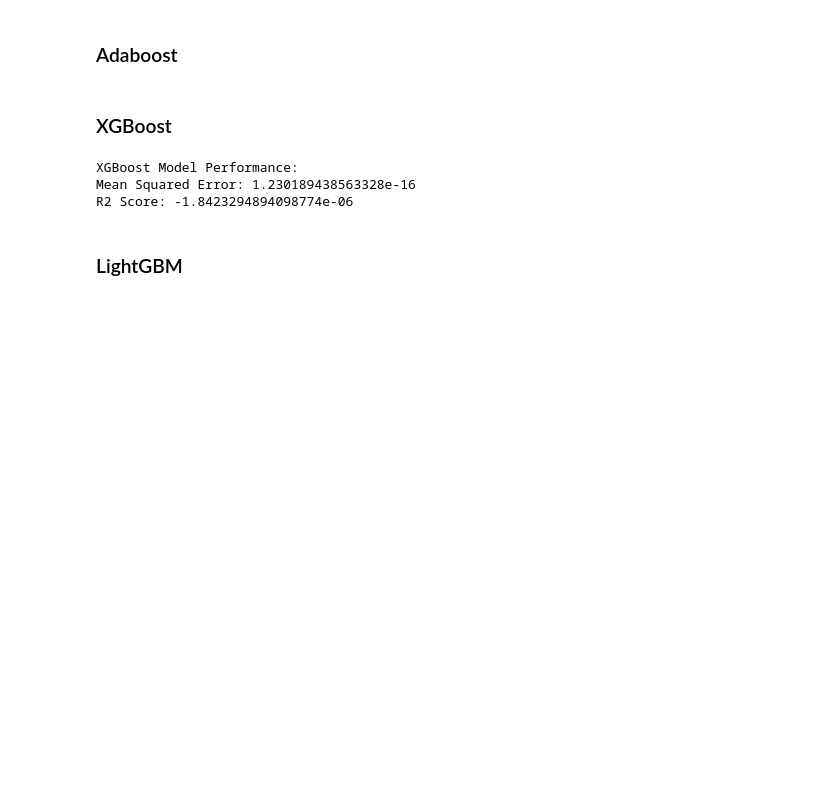
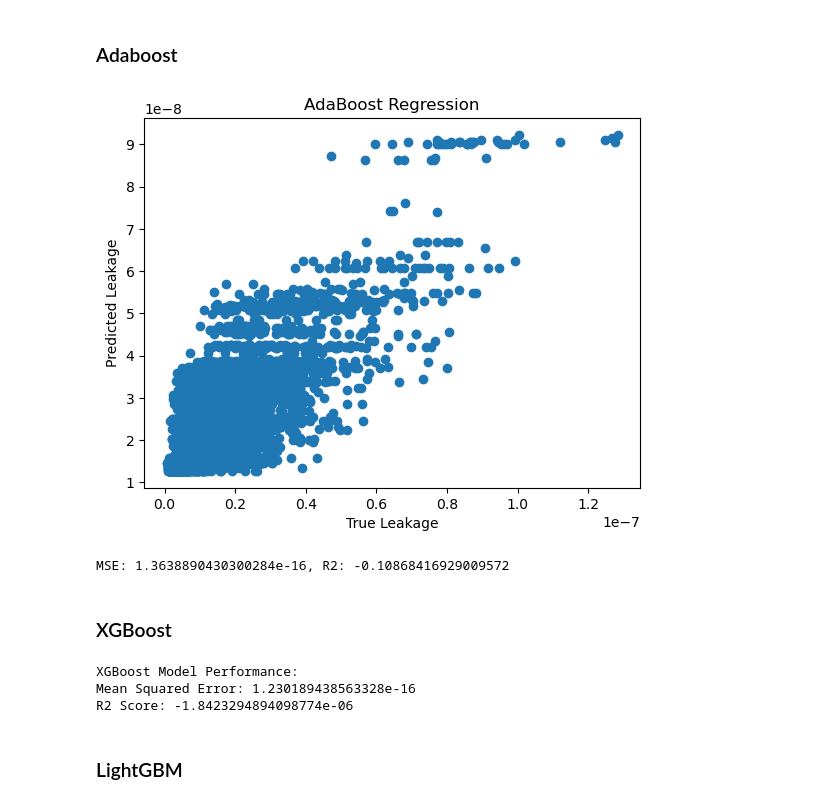
Before and after one commit to sankalp-bhat/DVD-Project-2, a Jupyter notebook: ml_model/aproach2.ipynb, the cells around one changed output. Cells and saved outputs as stored; diff of their text form; code cells hidden in the pictures; blank space fills up the shorter version.

```diff
--- a/ml_model/aproach2.ipynb
+++ b/ml_model/aproach2.ipynb
@@ -96,6 +119,30 @@ def train_and_test_adaboost(x, y):
 
   model = AdaBoostRegressor(random_state=42)
   return train_and_test(model, x, y)
+# %%
+def train_and_test_ab(x,y):
+    model = AdaBoostRegressor(random_state=42)
+    x_train, x_test, y_train, y_test = train_test_split(x, y, test_size=0.3, random_state=42)
+    model.fit(x_train, y_train)
+    y_pred = model.predict(x_test)
+
+    mse = mean_squared_error(y_test, y_pred)
+    r2 = r2_score(y_test, y_pred)
+
+    plt.figure()
+    plt.scatter(y_test, y_pred)
+    plt.xlabel('True Leakage')
+    plt.ylabel('Predicted Leakage')
+    plt.title('AdaBoost Regression')
+    plt.show()
+
+    return mse, r2
+
+mse, r2 = train_and_test_ab(x, y)
+print(f'MSE: {mse}, R2: {r2}')
+# %% [output]
+[figure, added]
+MSE: 1.3638890430300284e-16, R2: -0.10868416929009572
 # %% [markdown]
 ### XGBoost
 # %%
```
Also changed, not shown: parts of 37 cells of this notebook, 3 other files.
